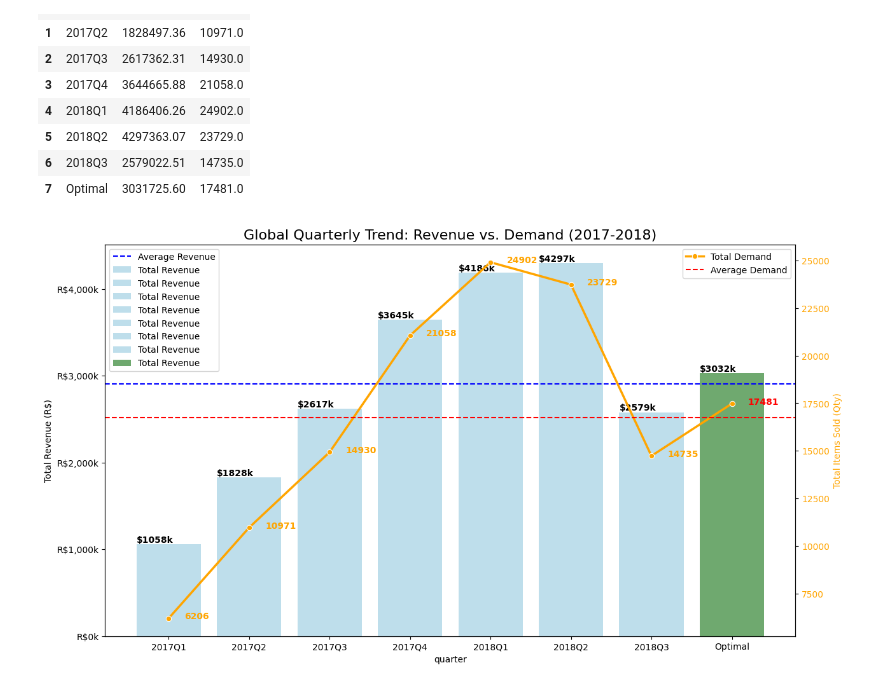
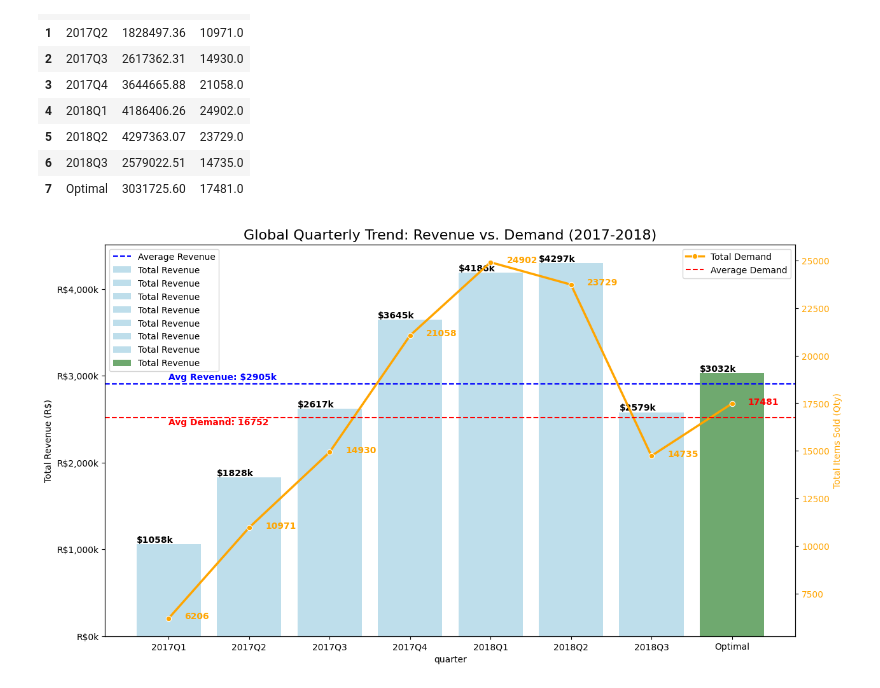
Before and after one commit to Korngmeng-Taing/olish-product-category-priority, a Jupyter notebook: olist_quarto/model.ipynb, the cells around one changed output. Cells and saved outputs as stored; diff of their text form; code cells hidden in the pictures.

Commit message:
Change result plot

```diff
--- a/olist_quarto/model.ipynb
+++ b/olist_quarto/model.ipynb
@@ -349,31 +349,33 @@ global_trend
 # %%
 fig, ax1 = plt.subplots(figsize=(14, 8))
 
 color1 = ['skyblue'] * (len(global_trend['quarter']) - 1) + ['green']
 color2 = ['orange'] * (len(global_trend['quarter']) - 1) + ['red']
 # Bar Chart for Revenue (Left Axis)
-sns.barplot(x='quarter', y='revenue', data=global_trend,hue='quarter', dodge=False,
+sns.barplot(x='quarter', y='revenue', data=global_trend, hue='quarter',
             palette=color1, alpha=0.6, ax=ax1, label='Total Revenue')
 ax1.set_ylabel('Total Revenue (R$)', color='black')
 ax1.tick_params(axis='y', labelcolor='black')
 ax1.yaxis.set_major_formatter(ticker.FuncFormatter(lambda x, pos: f'R${x/1000:,.0f}k'))
 ax1.axhline(global_trend['revenue'].mean(), color='blue', linestyle='--', label='Average Revenue')
+ax1.text(0, global_trend['revenue'].mean()+50000, f'Avg Revenue: ${global_trend["revenue"].mean()/1000:.0f}k', color='blue', fontweight='bold')
 for i, v in enumerate(global_trend['revenue']):
     ax1.text(i-0.4, v+50000, f'${v/1000:.0f}k', color='black', va='center', fontweight='bold')
 
 # Line Chart for Demand (Right Axis)
 ax2 = ax1.twinx()
 sns.lineplot(x='quarter', y='demand', data=global_trend,
              color='orange', marker='o', linewidth=2.5, ax=ax2, label='Total Demand')
 ax2.set_ylabel('Total Items Sold (Qty)', color='orange')
 ax2.tick_params(axis='y', labelcolor='orange')
 ax2.axhline(global_trend['demand'].mean(), color='red', linestyle='--', label='Average Demand')
+ax2.text(0, global_trend['demand'].mean()-400, f'Avg Demand: {global_trend["demand"].mean():.0f}', color='red', fontweight='bold')
 for i, v in enumerate(global_trend['demand']):
-    ax2.text(i+0.2, v+100, f'{v:.0f}', color=color2[i], va='center', fontweight='bold')
+    ax2.text(i+0.2, v+100, f'{v:.0f}', color = color2[i], va='center', fontweight='bold')
 
 plt.title('Global Quarterly Trend: Revenue vs. Demand (2017-2018)', fontsize=16)
 ax1.legend(loc='upper left')
 ax2.legend(loc='upper right')
 plt.show()
 # %% [output]
-[figure, old version]
+[figure, new version]
```
Also changed, not shown: parts of 1 cell of this notebook, 1 other file.
